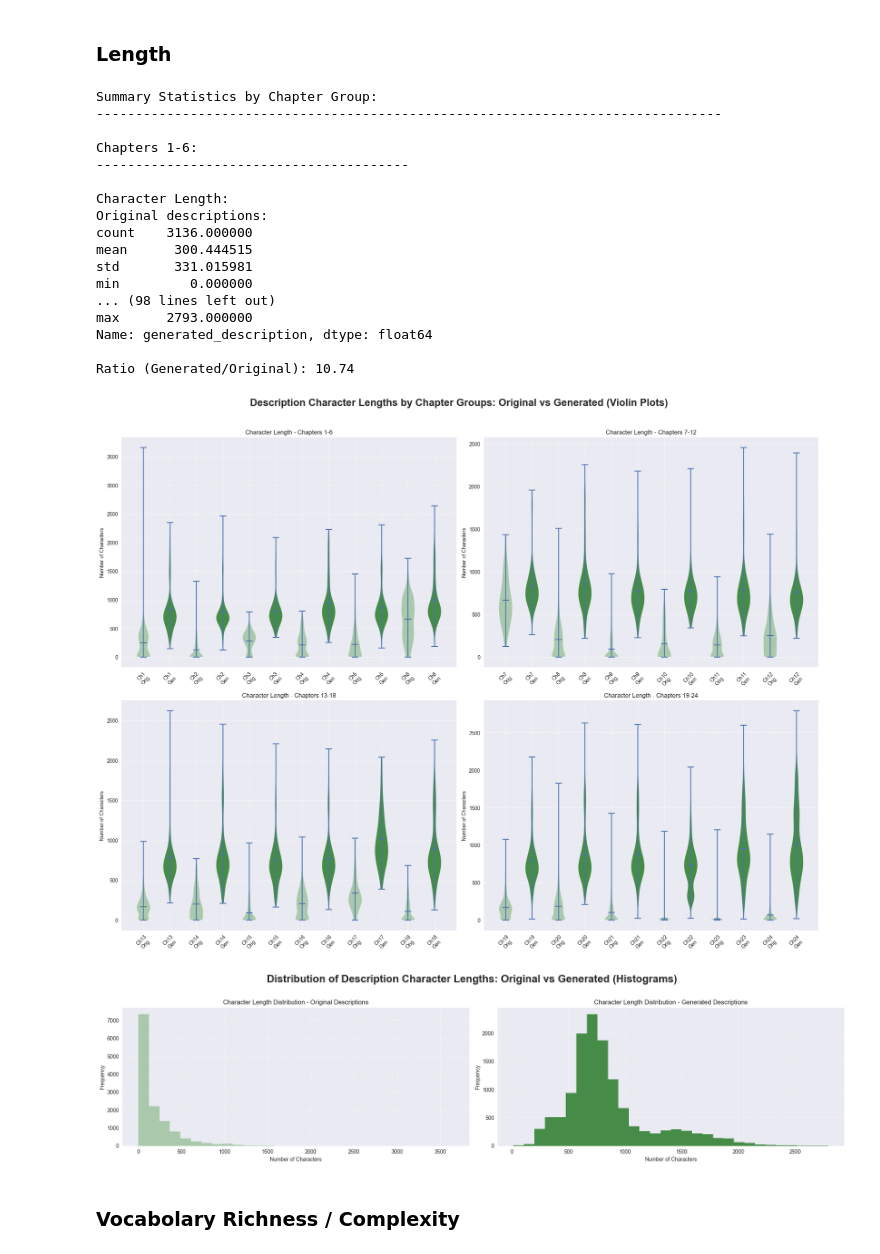
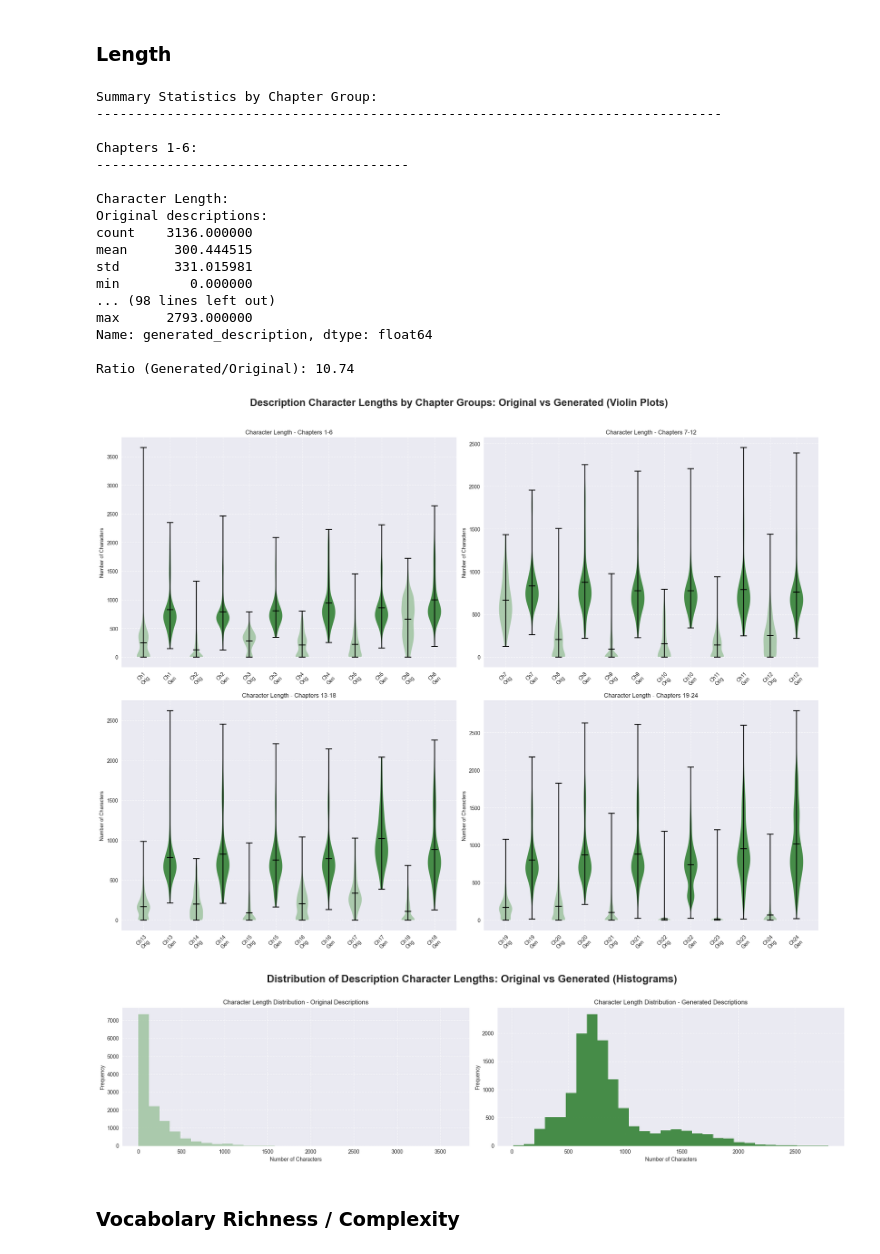
Before and after one commit to marcolomele/vectorization-ICD11, a Jupyter notebook: Data/data-analysis.ipynb, the cells around one changed output. Cells and saved outputs as stored; diff of their text form; code cells hidden in the pictures.

```diff
--- a/Data/data-analysis.ipynb
+++ b/Data/data-analysis.ipynb
@@ -216,6 +222,12 @@ def analyze_description_lengths(df,
             pc.set_facecolor(colors[i % 2])
             pc.set_alpha(0.7)
 
+        # Set violin lines to black
+        violin['cmeans'].set_color('black')
+        violin['cmaxes'].set_color('black')
+        violin['cmins'].set_color('black')
+        violin['cbars'].set_color('black')
+
         # Customize violin plot
         ax_violin.set_title(f'Character Length - Chapters {group_name}', fontsize=12)
         ax_violin.set_ylabel('Number of Characters', fontsize=10)
@@ -261,34 +273,34 @@ def analyze_description_lengths(df,
         print("\nGenerated descriptions:")
         print(group_data[generated_col].apply(length_func).describe())
 
         # Calculate and print the ratio of generated to original
         orig_mean = group_data[original_col].fillna('').apply(length_func).mean()
         gen_mean = group_data[generated_col].apply(length_func).mean()
         if orig_mean > 0:  # Avoid division by zero
             ratio = gen_mean / orig_mean
             print(f"\nRatio (Generated/Original): {ratio:.2f}")
 
 # Example usage:
 analyze_description_lengths(density_df)
 # %% [output]
 Summary Statistics by Chapter Group:
 --------------------------------------------------------------------------------
 
 Chapters 1-6:
 ----------------------------------------
 
 Character Length:
 Original descriptions:
 count    3136.000000
 mean      300.444515
 std       331.015981
 min         0.000000
 ... (98 lines left out)
 max      2793.000000
 Name: generated_description, dtype: float64
 
 Ratio (Generated/Original): 10.74
-[figure, old version]
+[figure, new version]
 [figure]
 # %% [markdown]
 ### Vocabolary Richness / Complexity
```
Also changed, not shown: parts of 31 cells of this notebook, 1 other file.
